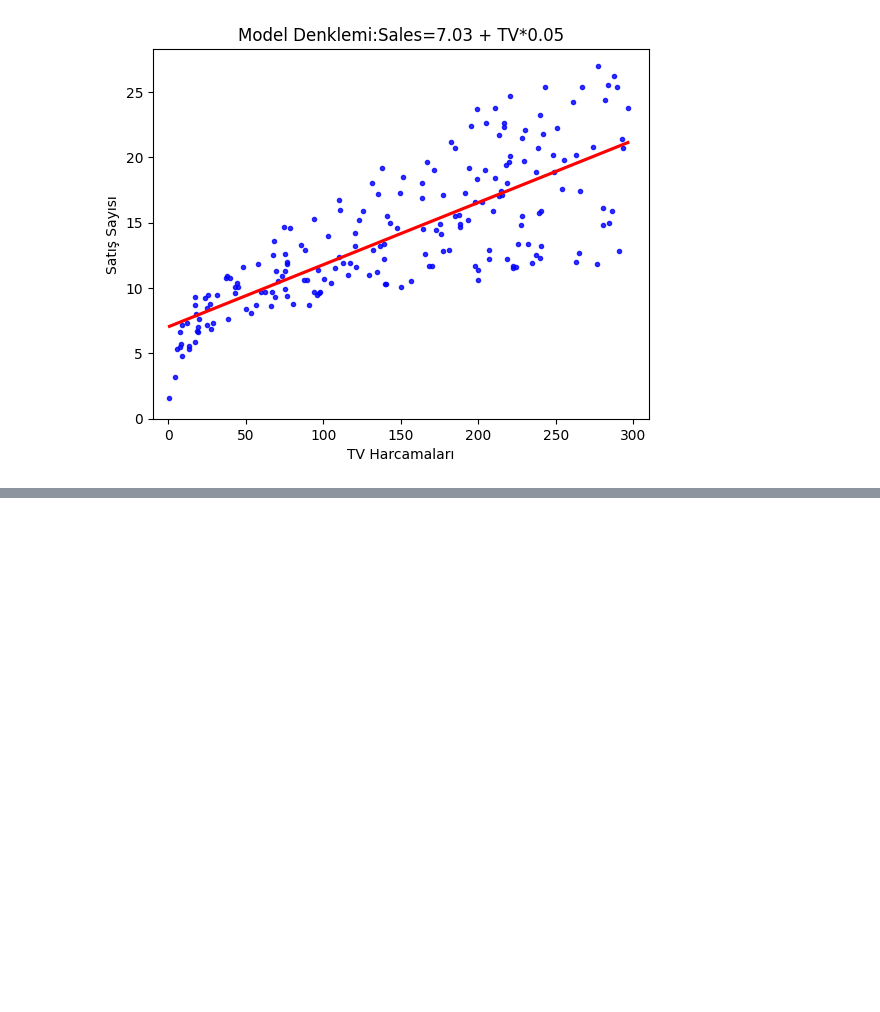
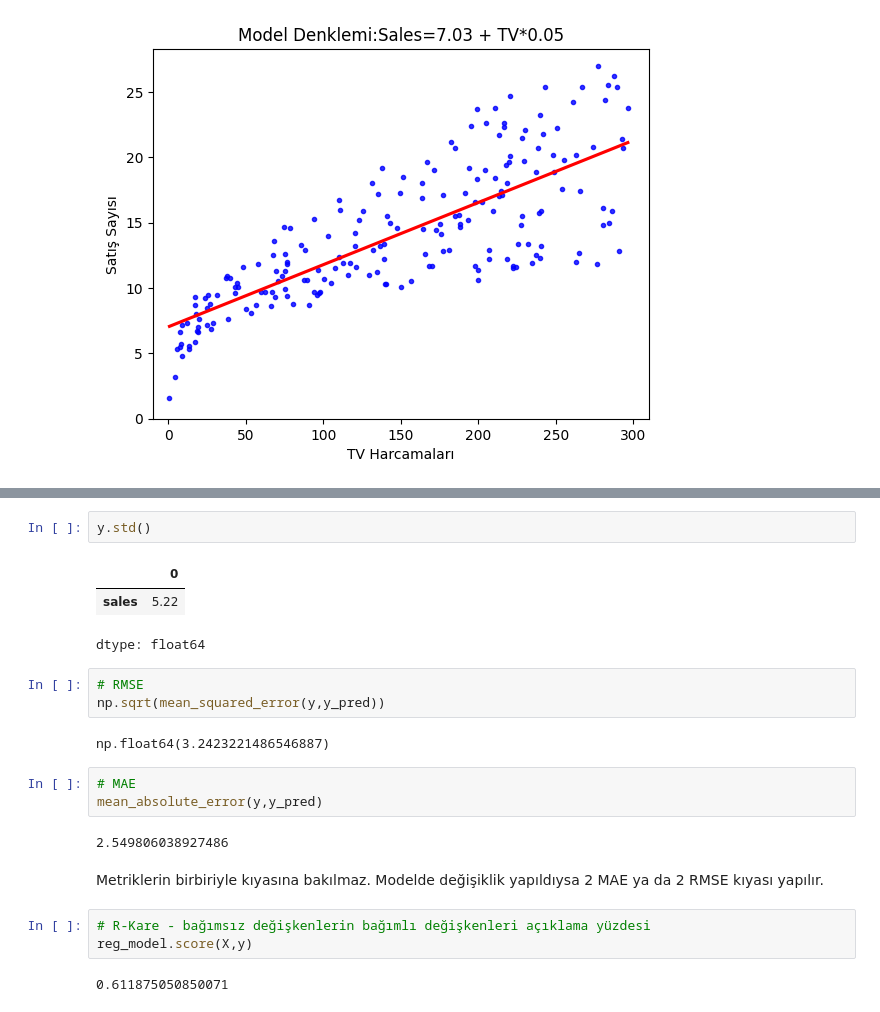
Before and after one commit to selenkaptanoglu/sales_prediction, a Jupyter notebook: sales_prediction_linear_regression.ipynb, the cells around one changed output, grey strips where cells are left out. Saved outputs shown, nothing was run; the diff lists cells and outputs as text; blank space fills up the shorter version.

```diff
--- a/sales_prediction_linear_regression.ipynb
+++ b/sales_prediction_linear_regression.ipynb
@@ -77,0 +92,23 @@ plt.show()
+# %%
+y.std()
+# %% [output]
+|  | 0 |
+| sales | 5.22 |
+dtype: float64
+# %%
+# RMSE
+np.sqrt(mean_squared_error(y,y_pred))
+# %% [output]
+np.float64(3.2423221486546887)
+# %%
+# MAE
+mean_absolute_error(y,y_pred)
+# %% [output]
+2.549806038927486
+# %% [markdown]
+Metriklerin birbiriyle kıyasına bakılmaz. Modelde değişiklik yapıldıysa 2 MAE ya da 2 RMSE kıyası yapılır.
+# %%
+# R-Kare - bağımsız değişkenlerin bağımlı değişkenleri açıklama yüzdesi
+reg_model.score(X,y)
+# %% [output]
+0.611875050850071
```
Also changed, not shown: parts of 2 cells of this notebook.
